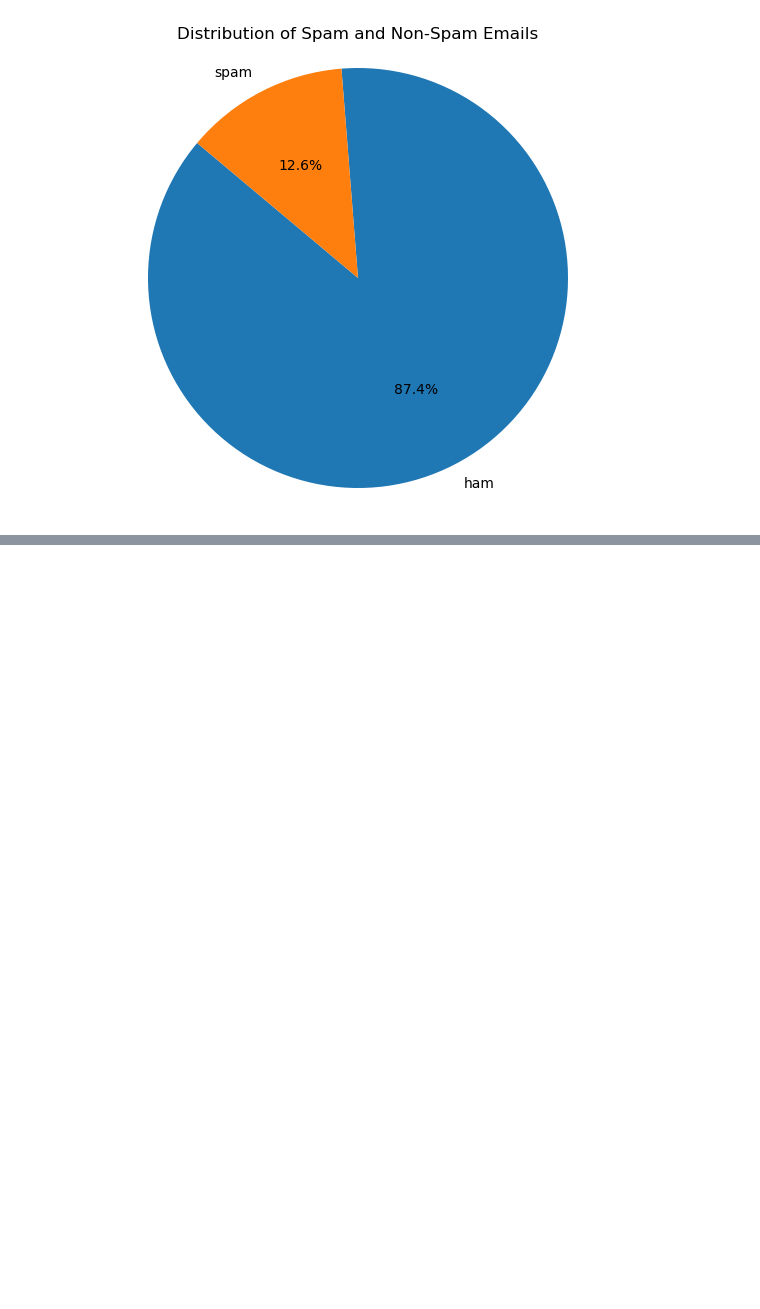
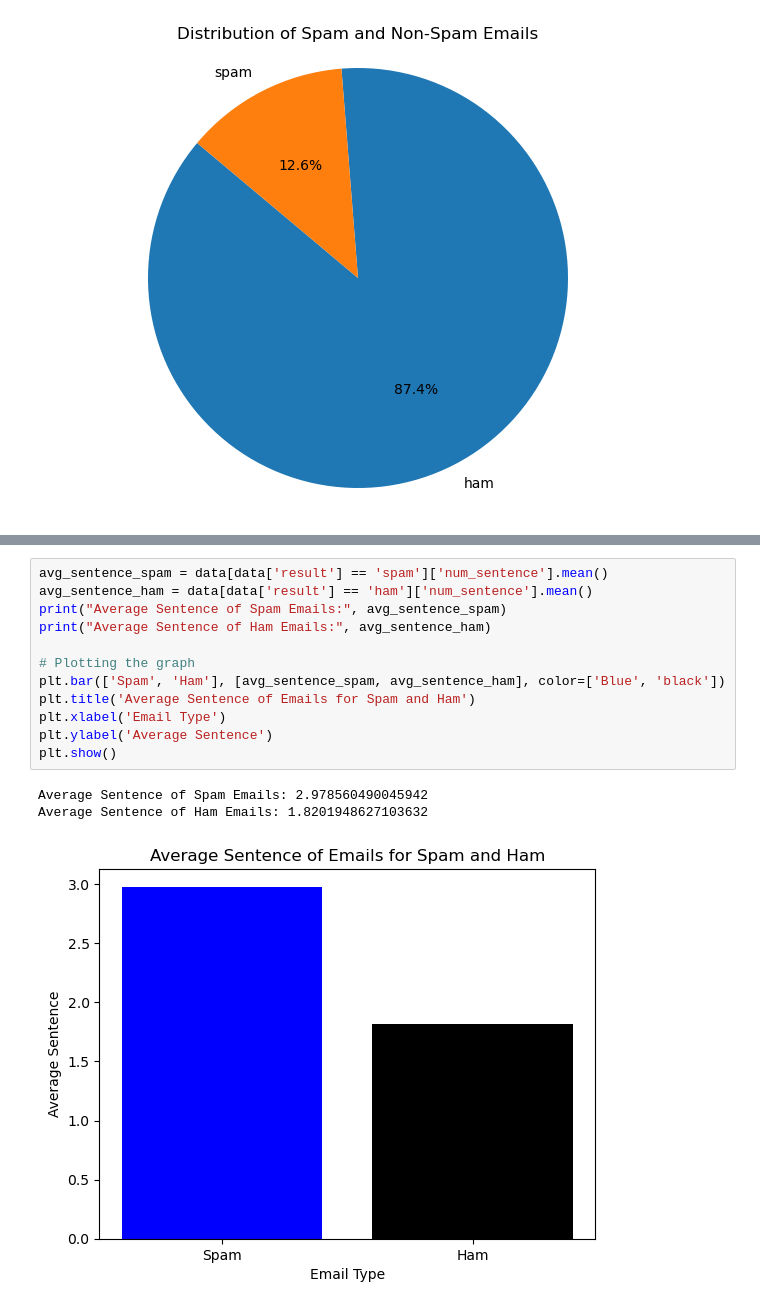
Before and after one commit to atharvamohekar/spam-classifier, a Jupyter notebook: classifier code.ipynb, the cells around one changed output, grey strips where cells are left out. Saved outputs shown, nothing was run; the diff lists cells and outputs as text; blank space fills up the shorter version.

```diff
--- a/classifier code.ipynb
+++ b/classifier code.ipynb
@@ -98,0 +113,16 @@ TypeError: expected string or bytes-like object, got 'float'
+# %%
+avg_sentence_spam = data[data['result'] == 'spam']['num_sentence'].mean()
+avg_sentence_ham = data[data['result'] == 'ham']['num_sentence'].mean()
+print("Average Sentence of Spam Emails:", avg_sentence_spam)
+print("Average Sentence of Ham Emails:", avg_sentence_ham)
+
+# Plotting the graph
+plt.bar(['Spam', 'Ham'], [avg_sentence_spam, avg_sentence_ham], color=['Blue', 'black'])
+plt.title('Average Sentence of Emails for Spam and Ham')
+plt.xlabel('Email Type')
+plt.ylabel('Average Sentence')
+plt.show()
+# %% [output]
+Average Sentence of Spam Emails: 2.978560490045942
+Average Sentence of Ham Emails: 1.8201948627103632
+[figure, added]
```
Also changed, not shown: parts of 4 cells of this notebook.
